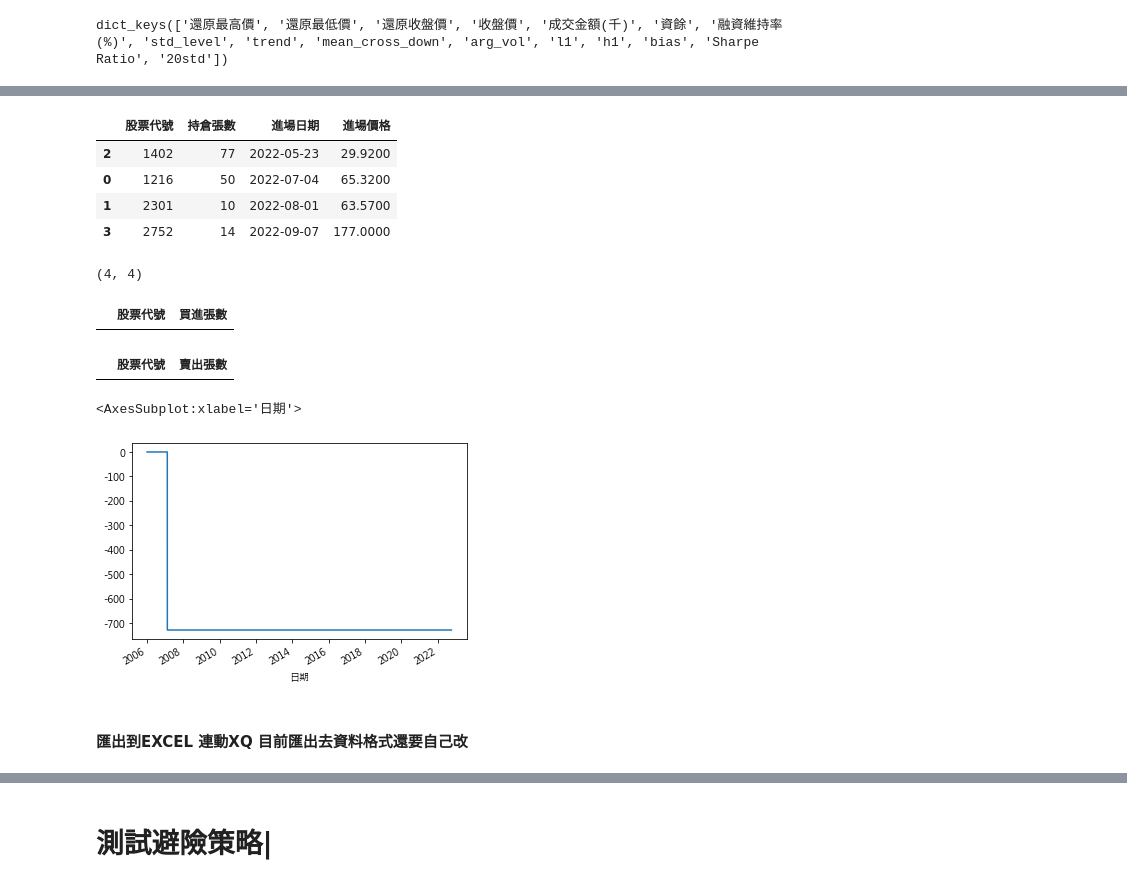
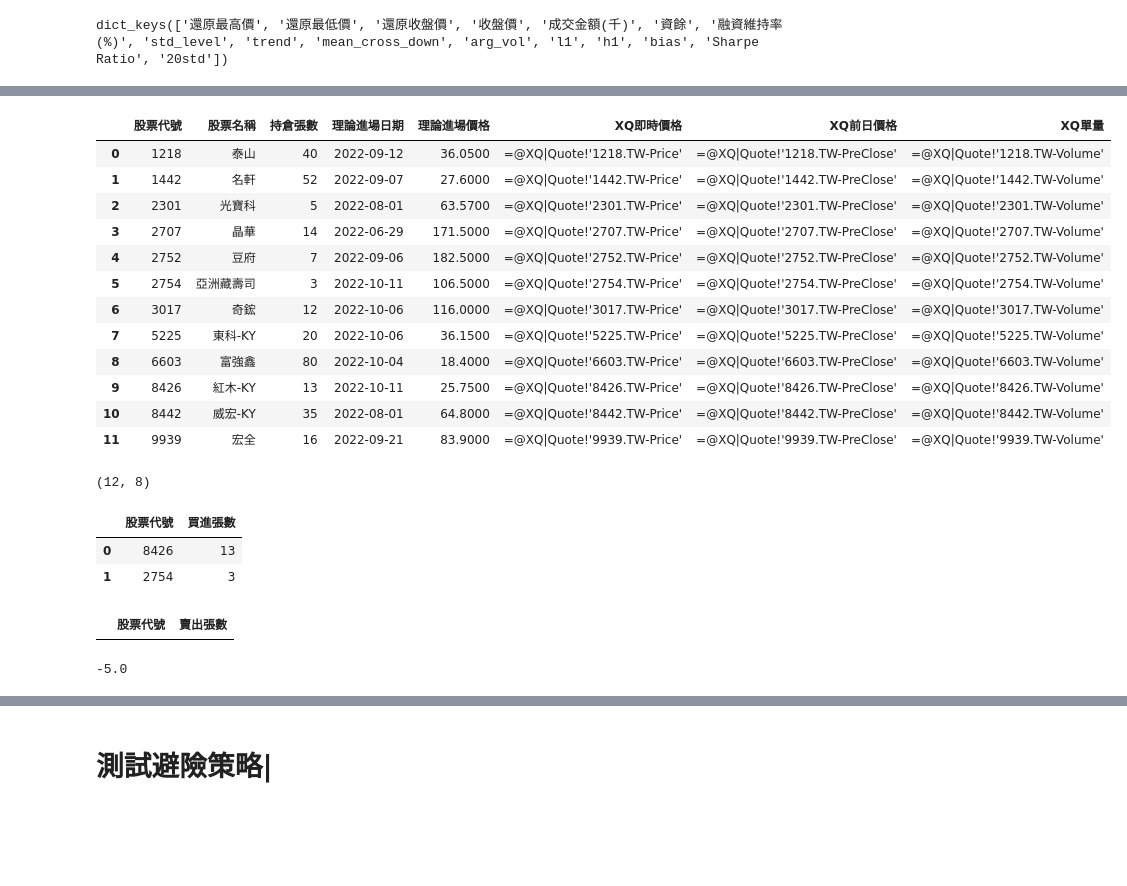
Before and after one commit to Chastely00/Chast, a Jupyter notebook: 回測模組.ipynb, the cells around one changed output, grey strips where cells are left out. Cells and saved outputs as stored; diff of their text form; code cells hidden in the pictures; blank space fills up the shorter version.

```diff
--- a/回測模組.ipynb
+++ b/回測模組.ipynb
@@ -144,7 +144,7 @@ class Chast:
         """
         self.data[name] = df
 
-    def set_result(self, pf: pd.DataFrame, bs: pd.DataFrame, com: pd.DataFrame, ep: pd.DataFrame, ed: pd.DataFrame, ca: pd.Series, hedge: pd.Series):
+    def set_result(self, pf: pd.DataFrame, bs: pd.DataFrame, com: pd.DataFrame, ep: pd.DataFrame, ed: pd.DataFrame, ca: pd.Series, hedge: pd.Series, hbs: pd.Series):
         """
         pf: 損益明細
         bs: 部位明細
@@ -161,6 +161,7 @@ class Chast:
         self.results['ENTRY DATE'] = ed
         self.results['CAPITAL'] = ca
         self.results['HEDGE'] = hedge
+        self.results['HBS'] = hbs
 
     def creat_to_daily(self, df: pd.DataFrame):
         n = pd.DataFrame(columns=self.data['還原收盤價'].columns, index=self.data['還原收盤價'].index.union(df.index))
@@ -364,9 +366,9 @@ def backtesting(per_capital: int = 250000, total_capital: int = 100000000):
     bs_ = make_df(f_idx, f_col).fillna(0)
     eh_ = make_df(f_idx, f_col).fillna(0)
 
-    hbs, hbs_ = 0, pd.Series(index=h_idx).fillna(0)
-    hcom, hcom_ = 0, pd.Series(index=h_idx).fillna(0)
-    hpf, hpf_ = 0, pd.Series(index=h_idx).fillna(0)
+    hbs, hbs_ = 0, pd.Series(index=h_idx, dtype=float).fillna(0)
+    hcom, hcom_ = 0, pd.Series(index=h_idx, dtype=float).fillna(0)
+    hpf, hpf_ = 0, pd.Series(index=h_idx, dtype=float).fillna(0)
     # 存前一根K的時間
     idx1 = f_idx[0]
     # 還原收盤價與收盤價的轉換
@@ -483,6 +485,8 @@ def backtesting(per_capital: int = 250000, total_capital: int = 100000000):
             hcom = 0
             if hbs_.at[idx1] <= -1:
                 hpf_.at[idx] = hbs_.at[idx1] * (twa - twa1) * 200
+                holding = ((chast.data['收盤價'].loc[idx, :] * bs.loc[idx, :]) * 1000).sum()
+                hbs = -np.floor(holding / (twa * 200))
             if hbs_.at[idx1] != hbs_.at[idx]:
                 hcom = abs(hbs_.at[idx] - hbs_.at[idx1]) * (twa * 200 * (2 / 100000) + 50)
             if hbs == 0:
@@ -490,7 +494,6 @@ def backtesting(per_capital: int = 250000, total_capital: int = 100000000):
                     holding = ((chast.data['收盤價'].loc[idx, :] * bs.loc[idx, :]) * 1000).sum()
                     if holding > 0:
                         hbs = -np.floor(holding / (twa * 200))
-                        print(idx, hbs)
             if hbs <= -1:
                 if vix < l20:
                     hbs = 0
@@ -499,7 +502,7 @@ def backtesting(per_capital: int = 250000, total_capital: int = 100000000):
     ## ----------------------------------------------------------------------------------------------------------------------------------------##
     hedge_ = pd.Series(index=f_idx).fillna(0)
     hedge_.loc[h_idx] = hpf_ - hcom_
-    chast.set_result(pf_, bs_, com_, ep_, ed_, capital, hedge_)
+    chast.set_result(pf_, bs_, com_, ep_, ed_, capital, hedge_, hbs_)
     chast.get_chart()
 
 
@@ -565,13 +551,17 @@ print(chast.results['RESULT'].mean() / chast.results['RESULT'].std())
 # %%
 # 持有部位資訊
+股票名稱轉換 = pd.DataFrame(client['Index']['股票名稱轉換'].find({}, {'_id': 0})).to_dict('records')[0]
 day = -1
+多單持倉 = {v: 股票名稱轉換[v] for v in sorted(chast.results['BS'].iloc[day][chast.results['BS'].iloc[day] >= 1].index)}
 position = pd.DataFrame(list(zip(
-    chast.results['BS'].iloc[day][chast.results['BS'].iloc[day] >= 1].index,
-    chast.results['BS'].iloc[day][chast.results['BS'].iloc[day] >= 1],
-    chast.results['ENTRY DATE'].iloc[day][chast.results['BS'].iloc[day] >= 1],
-    chast.results['ENTRY PRICE'].iloc[day][chast.results['BS'].iloc[day] >= 1])), columns=['股票代號', '持倉張數', '進場日期', '進場價格']).sort_values('進場日期')
-
-
+    多單持倉.keys(),
+    多單持倉.values(),
+    chast.results['BS'].iloc[day][多單持倉.keys()],
+    chast.results['ENTRY DATE'].iloc[day][多單持倉.keys()],
+    chast.results['ENTRY PRICE'].iloc[day][多單持倉.keys()])), columns=['股票代號', '股票名稱', '持倉張數', '理論進場日期', '理論進場價格']).sort_values('股票代號')
+position['XQ即時價格'] = [f"=@XQ|Quote!'{x}.TW-Price'" for x in position['股票代號']]
+position['XQ前日價格'] = [f"=@XQ|Quote!'{x}.TW-PreClose'" for x in position['股票代號']]
+position['XQ單量'] = [f"=@XQ|Quote!'{x}.TW-Volume'" for x in position['股票代號']]
 new_buy = pd.DataFrame(list(zip(
     chast.results['BS'].iloc[day][(chast.results['BS'].iloc[day] >= 1) & (chast.results['BS'].iloc[day-1] == 0)].index,
     chast.results['BS'].iloc[day][(chast.results['BS'].iloc[day] >= 1) & (chast.results['BS'].iloc[day-1] == 0)])), columns=['股票代號', '買進張數'])
@@ -579,9 +569,12 @@ new_buy = pd.DataFrame(list(zip(
 new_sell = pd.DataFrame(list(zip(
     chast.results['BS'].iloc[day-1][(chast.results['BS'].iloc[day] == 0) & (chast.results['BS'].iloc[day-1] >= 1)].index,
     chast.results['BS'].iloc[day-1][(chast.results['BS'].iloc[day] == 0) & (chast.results['BS'].iloc[day-1] >= 1)])), columns=['股票代號', '賣出張數'])
+
+hedge = chast.results['HBS'].iloc[day-1]
 display(chast.results['BS'].iloc[day].name)
 display(position)
 print(position.shape)
 display(new_buy)
 display(new_sell)
+display(hedge)
 # %% [output]
@@ -589,15 +582,19 @@ Timestamp('2022-10-03 00:00:00')
-|  | 股票代號 | 持倉張數 | 進場日期 | 進場價格 |
-| 2 | 1402 | 77 | 2022-05-23 | 29.9200 |
-| 0 | 1216 | 50 | 2022-07-04 | 65.3200 |
-| 1 | 2301 | 10 | 2022-08-01 | 63.5700 |
-| 3 | 2752 | 14 | 2022-09-07 | 177.0000 |
+|  | 股票代號 | 股票名稱 | 持倉張數 | 理論進場日期 | 理論進場價格 | XQ即時價格 | XQ前日價格 | XQ單量 |
+| 0 | 1218 | 泰山 | 40 | 2022-09-12 | 36.0500 | =@XQ|Quote!'1218.TW-Price' | =@XQ|Quote!'1218.TW-PreClose' | =@XQ|Quote!'1218.TW-Volume' |
+| 1 | 1442 | 名軒 | 52 | 2022-09-07 | 27.6000 | =@XQ|Quote!'1442.TW-Price' | =@XQ|Quote!'1442.TW-PreClose' | =@XQ|Quote!'1442.TW-Volume' |
+| 2 | 2301 | 光寶科 | 5 | 2022-08-01 | 63.5700 | =@XQ|Quote!'2301.TW-Price' | =@XQ|Quote!'2301.TW-PreClose' | =@XQ|Quote!'2301.TW-Volume' |
+| 3 | 2707 | 晶華 | 14 | 2022-06-29 | 171.5000 | =@XQ|Quote!'2707.TW-Price' | =@XQ|Quote!'2707.TW-PreClose' | =@XQ|Quote!'2707.TW-Volume' |
+| 4 | 2752 | 豆府 | 7 | 2022-09-06 | 182.5000 | =@XQ|Quote!'2752.TW-Price' | =@XQ|Quote!'2752.TW-PreClose' | =@XQ|Quote!'2752.TW-Volume' |
+| 5 | 2754 | 亞洲藏壽司 | 3 | 2022-10-11 | 106.5000 | =@XQ|Quote!'2754.TW-Price' | =@XQ|Quote!'2754.TW-PreClose' | =@XQ|Quote!'2754.TW-Volume' |
+| 6 | 3017 | 奇鋐 | 12 | 2022-10-06 | 116.0000 | =@XQ|Quote!'3017.TW-Price' | =@XQ|Quote!'3017.TW-PreClose' | =@XQ|Quote!'3017.TW-Volume' |
+| 7 | 5225 | 東科-KY | 20 | 2022-10-06 | 36.1500 | =@XQ|Quote!'5225.TW-Price' | =@XQ|Quote!'5225.TW-PreClose' | =@XQ|Quote!'5225.TW-Volume' |
+| 8 | 6603 | 富強鑫 | 80 | 2022-10-04 | 18.4000 | =@XQ|Quote!'6603.TW-Price' | =@XQ|Quote!'6603.TW-PreClose' | =@XQ|Quote!'6603.TW-Volume' |
+| 9 | 8426 | 紅木-KY | 13 | 2022-10-11 | 25.7500 | =@XQ|Quote!'8426.TW-Price' | =@XQ|Quote!'8426.TW-PreClose' | =@XQ|Quote!'8426.TW-Volume' |
+| 10 | 8442 | 威宏-KY | 35 | 2022-08-01 | 64.8000 | =@XQ|Quote!'8442.TW-Price' | =@XQ|Quote!'8442.TW-PreClose' | =@XQ|Quote!'8442.TW-Volume' |
+| 11 | 9939 | 宏全 | 16 | 2022-09-21 | 83.9000 | =@XQ|Quote!'9939.TW-Price' | =@XQ|Quote!'9939.TW-PreClose' | =@XQ|Quote!'9939.TW-Volume' |
-(4, 4)
+(12, 8)
 |  | 股票代號 | 買進張數 |
+| 0 | 8426 | 13 |
+| 1 | 2754 | 3 |
 |  | 股票代號 | 賣出張數 |
+-5.0
-# %%
-chast.results['HEDGE'].cumsum().plot()
-# %% [output]
-<AxesSubplot:xlabel='日期'>
-[figure, removed]
-# %% [markdown]
-#### 匯出到EXCEL 連動XQ 目前匯出去資料格式還要自己改
```
Also changed, not shown: parts of 15 cells of this notebook, 2 other files.
